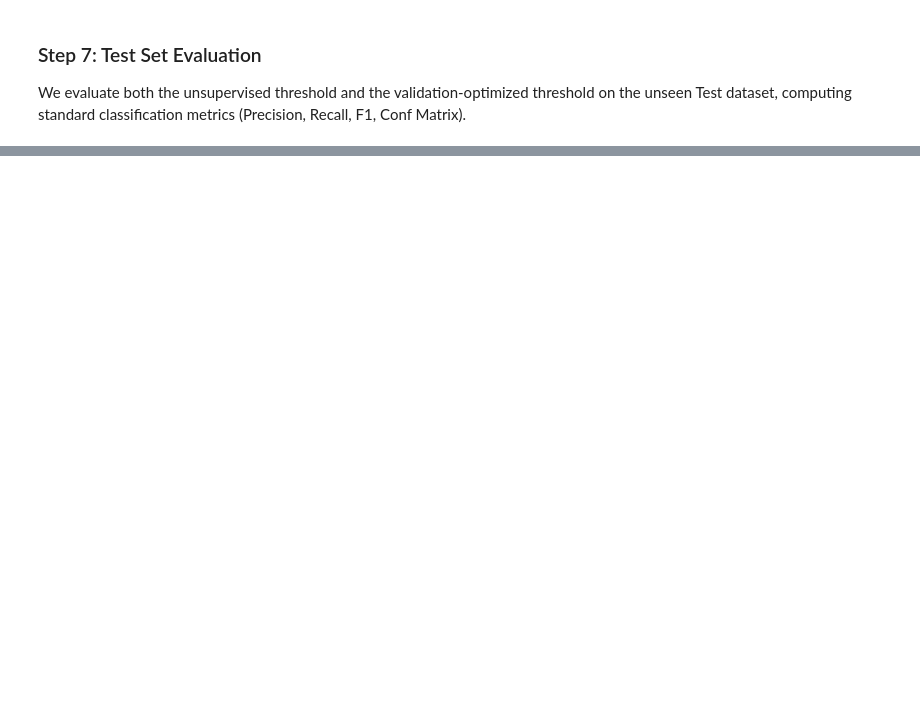
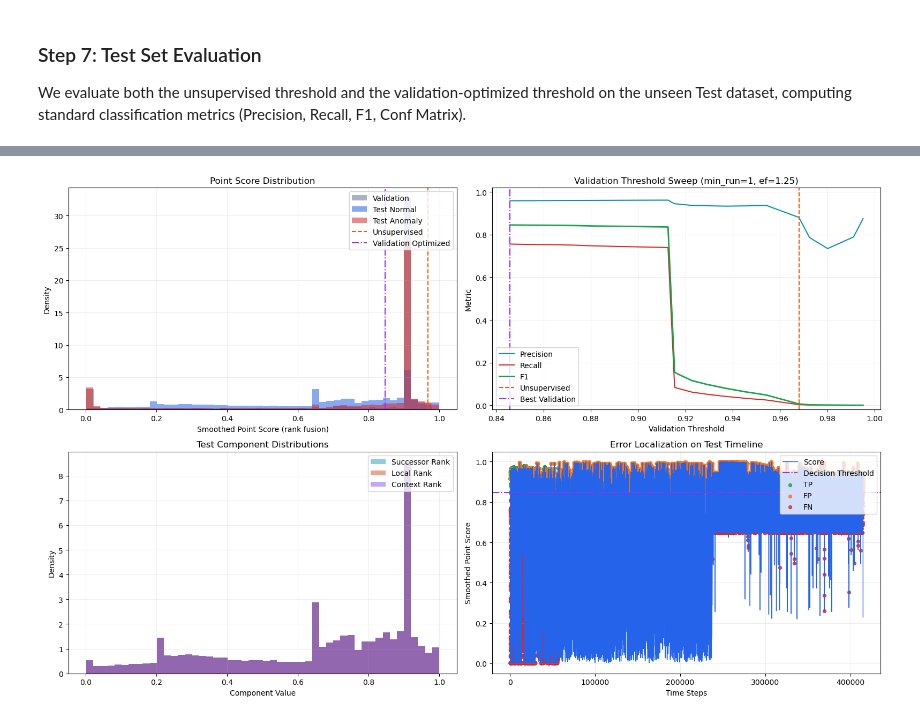
Before and after one commit to quaid281/NCAD, a Jupyter notebook: notebooks_v4/cicids/CICIDS_SSM_Anomaly_Detection.ipynb, the cells around one changed output, grey strips where cells are left out. Saved outputs shown, nothing was run; the diff lists cells and outputs as text; code cells hidden in the pictures; blank space fills up the shorter version.

Commit message:
I don't know where we are at now

```diff
--- a/notebooks_v4/cicids/CICIDS_SSM_Anomaly_Detection.ipynb
+++ b/notebooks_v4/cicids/CICIDS_SSM_Anomaly_Detection.ipynb
@@ -421,0 +623,81 @@ plt.show()
+# %%
+valid_test = test_mask.astype(bool)
+test_anomaly_mask = (test_labels > 0) & valid_test
+test_normal_mask = (test_labels == 0) & valid_test
+
+fig, axes = plt.subplots(2, 2, figsize=(16, 10))
+
+axes[0, 0].hist(val_scores[val_mask], bins=50, alpha=0.55, density=True, label="Validation", color="#64748b")
+axes[0, 0].hist(test_scores[test_normal_mask], bins=50, alpha=0.55, density=True, label="Test Normal", color="#2563eb")
+if np.any(test_anomaly_mask):
+    axes[0, 0].hist(test_scores[test_anomaly_mask], bins=50, alpha=0.55, density=True, label="Test Anomaly", color="#dc2626")
+axes[0, 0].axvline(unsupervised_threshold, color="#ea580c", linestyle="--", label="Unsupervised")
+axes[0, 0].axvline(test_opt_threshold, color="#9333ea", linestyle="-.", label="Validation Optimized")
+axes[0, 0].set_title("Point Score Distribution")
+axes[0, 0].set_xlabel("Smoothed Point Score (rank fusion)")
+axes[0, 0].set_ylabel("Density")
+axes[0, 0].legend(loc="upper right")
+axes[0, 0].grid(True, alpha=0.2)
+
+# Restrict the sweep plot to the best (min_run, extreme_factor) slice so the
+# curve is single-valued in threshold.
+slice_mask = (threshold_sweep_df["min_run"] == best_min_run) & (threshold_sweep_df["extreme_factor"] == best_extreme_factor)
+sweep_slice = threshold_sweep_df[slice_mask].sort_values("threshold")
+axes[0, 1].plot(sweep_slice["threshold"], sweep_slice["precision"], label="Precision", color="#0891b2")
+axes[0, 1].plot(sweep_slice["threshold"], sweep_slice["recall"], label="Recall", color="#dc2626")
+axes[0, 1].plot(sweep_slice["threshold"], sweep_slice["f1"], label="F1", color="#16a34a", linewidth=2.0)
+axes[0, 1].axvline(unsupervised_threshold, color="#ea580c", linestyle="--", label="Unsupervised")
+axes[0, 1].axvline(best_threshold, color="#9333ea", linestyle="-.", label="Best Validation")
+axes[0, 1].set_title(f"Validation Threshold Sweep (min_run={best_min_run}, ef={best_extreme_factor})")
+axes[0, 1].set_xlabel("Validation Threshold")
+axes[0, 1].set_ylabel("Metric")
+axes[0, 1].set_ylim(-0.02, 1.02)
+axes[0, 1].legend(loc="best")
+axes[0, 1].grid(True, alpha=0.2)
+
+component_names = ["successor_z", "local_z", "context_ratio"]
+component_labels = ["Successor Rank", "Local Rank", "Context Rank"]
+component_colors = ["#0891b2", "#c2410c", "#7c3aed"]
+for component_name, component_label, component_color in zip(component_names, component_labels, component_colors):
+    component_values = point_diagnostics["Test"][component_name][valid_test]
+    axes[1, 0].hist(component_values, bins=50, alpha=0.45, density=True, label=component_label, color=component_color)
+axes[1, 0].set_title("Test Component Distributions")
+axes[1, 0].set_xlabel("Component Value")
+axes[1, 0].set_ylabel("Density")
+axes[1, 0].legend(loc="upper right")
+axes[1, 0].grid(True, alpha=0.2)
+
+false_positive_mask = (opt_preds > 0) & (test_labels == 0) & valid_test
+false_negative_mask = (opt_preds == 0) & (test_labels > 0) & valid_test
+true_positive_mask = (opt_preds > 0) & (test_labels > 0) & valid_test
+axes[1, 1].plot(test_scores, color="#2563eb", linewidth=1.0, label="Score")
+axes[1, 1].axhline(test_opt_threshold, color="#9333ea", linestyle="-.", label="Decision Threshold")
+axes[1, 1].scatter(np.where(true_positive_mask)[0], test_scores[true_positive_mask], s=18, color="#16a34a", label="TP", alpha=0.8)
+axes[1, 1].scatter(np.where(false_positive_mask)[0], test_scores[false_positive_mask], s=18, color="#f97316", label="FP", alpha=0.8)
+axes[1, 1].scatter(np.where(false_negative_mask)[0], test_scores[false_negative_mask], s=18, color="#dc2626", label="FN", alpha=0.8)
+axes[1, 1].set_title("Error Localization on Test Timeline")
+axes[1, 1].set_xlabel("Time Steps")
+axes[1, 1].set_ylabel("Smoothed Point Score")
+axes[1, 1].legend(loc="upper right")
+axes[1, 1].grid(True, alpha=0.2)
+
+plt.tight_layout()
+plt.show()
+
+error_summary = pd.DataFrame({
+    "count": [int(true_positive_mask.sum()), int(false_positive_mask.sum()), int(false_negative_mask.sum())],
+    "mean_score": [
+        float(np.mean(test_scores[true_positive_mask])) if np.any(true_positive_mask) else 0.0,
+        float(np.mean(test_scores[false_positive_mask])) if np.any(false_positive_mask) else 0.0,
+        float(np.mean(test_scores[false_negative_mask])) if np.any(false_negative_mask) else 0.0,
+    ],
+    "max_score": [
+        float(np.max(test_scores[true_positive_mask])) if np.any(true_positive_mask) else 0.0,
+        float(np.max(test_scores[false_positive_mask])) if np.any(false_positive_mask) else 0.0,
+        float(np.max(test_scores[false_negative_mask])) if np.any(false_negative_mask) else 0.0,
+    ],
+}, index=["True Positives", "False Positives", "False Negatives"])
+print("Error summary for validation-optimized test threshold:")
+display(error_summary)
+# %% [output]
+[figure, added]
```
Also changed, not shown: parts of 15 cells of this notebook, 45 other files.
